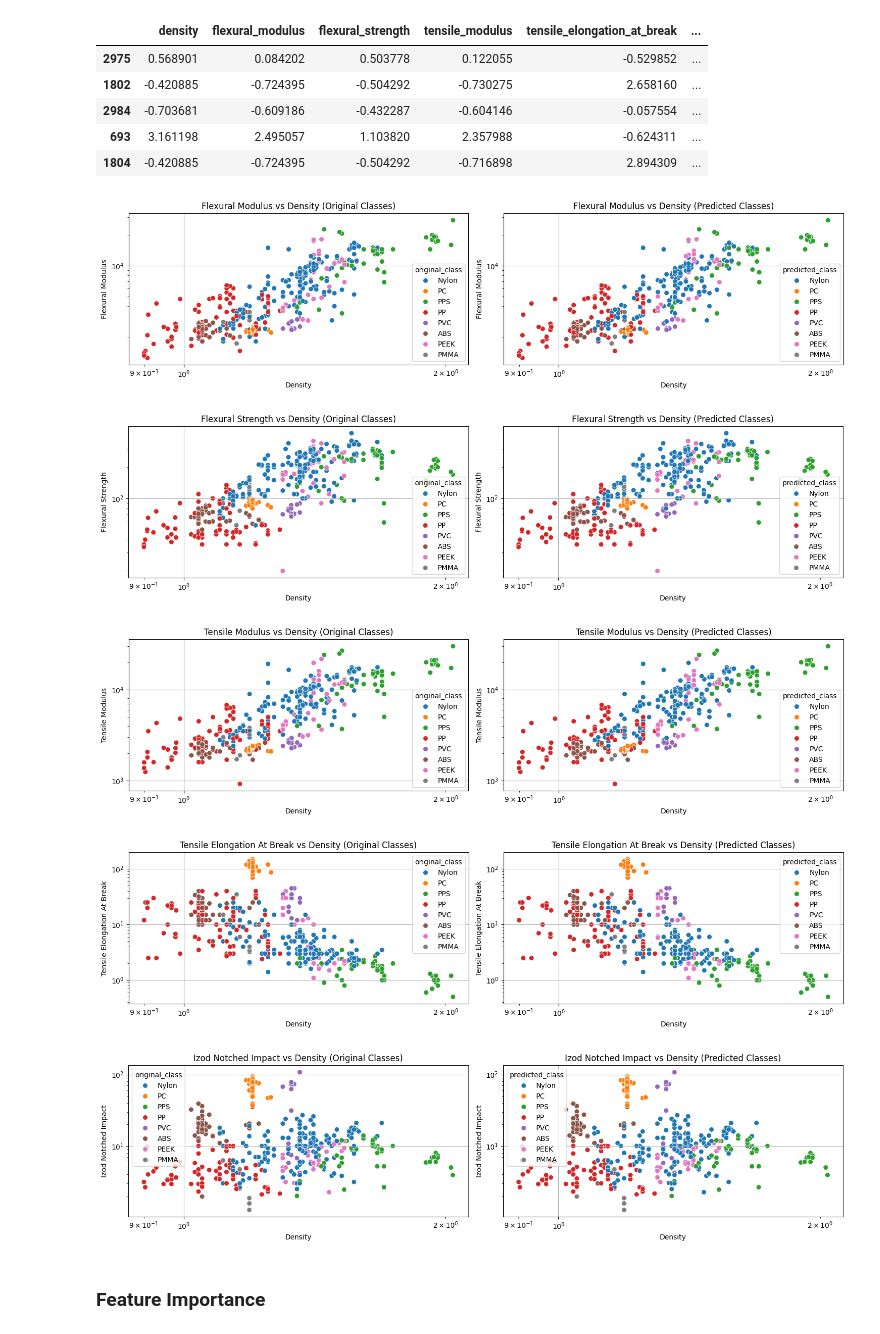
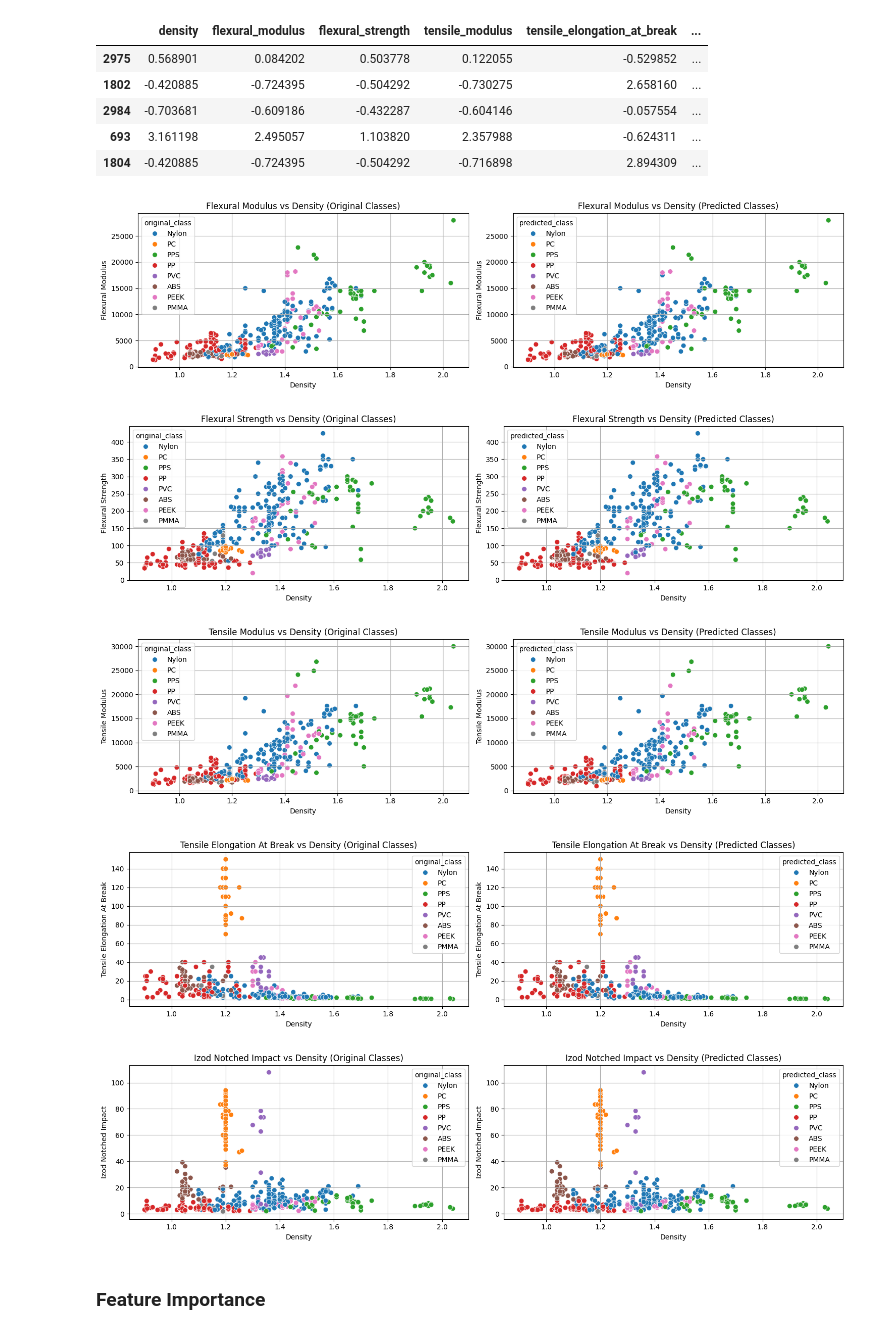
Before and after one commit to mike-keating-iv/ml-polymer-classification, a Jupyter notebook: polymers_classifier.ipynb, the cells around one changed output. Cells and saved outputs as stored; diff of their text form; code cells hidden in the pictures.

```diff
--- a/polymers_classifier.ipynb
+++ b/polymers_classifier.ipynb
@@ -885,42 +883,42 @@ numerical_features_to_unscale = df_results.select_dtypes(include=["float64", "in
 # Exclude the 'polymer_class' columns as they are not numerical features to be unscaled
 numerical_features_to_unscale = [col for col in numerical_features_to_unscale if col not in ['original_class', 'predicted_class']]
 
 # Create a temporary DataFrame to store the unscaled features
 df_results_unscaled = df_results.copy()
 df_results_unscaled[numerical_features_to_unscale] = scaler.inverse_transform(df_results[numerical_features_to_unscale])
 
 
 features_to_plot = [feature for feature in numerical_features_to_unscale if feature != 'density']
 
 
 for feature in features_to_plot:
     fig, axes = plt.subplots(1, 2, figsize=(15, 4))
 
     sns.scatterplot(x="density", y=feature, hue="original_class", data=df_results_unscaled, palette='tab10', s=50, ax=axes[0])
     axes[0].set_title(f"{feature.replace('_', ' ').title()} vs Density (Original Classes)")
     axes[0].set_xlabel("Density")
     axes[0].set_ylabel(f"{feature.replace('_', ' ').title()}")
     axes[0].grid(True)
-    axes[0].set_xscale('log')
-    axes[0].set_yscale('log')
+    #axes[0].set_xscale('log')
+    #axes[0].set_yscale('log')
 
 
     sns.scatterplot(x="density", y=feature, hue="predicted_class", data=df_results_unscaled, palette='tab10', s=50, ax=axes[1])
     axes[1].set_title(f"{feature.replace('_', ' ').title()} vs Density (Predicted Classes)")
     axes[1].set_xlabel("Density")
     axes[1].set_ylabel(f"{feature.replace('_', ' ').title()}")
     axes[1].grid(True)
-    axes[1].set_xscale('log')
-    axes[1].set_yscale('log')
+    #axes[1].set_xscale('log')
+    #axes[1].set_yscale('log')
 
     plt.tight_layout()
     plt.show()
 # %% [output]
-[figure, old version]
+[figure, new version]
-[figure, old version]
+[figure, new version]
-[figure, old version]
+[figure, new version]
-[figure, old version]
+[figure, new version]
-[figure, old version]
+[figure, new version]
 # %% [markdown]
 ### Feature Importance
 # %%
```
Also changed, not shown: parts of 2 cells of this notebook.
